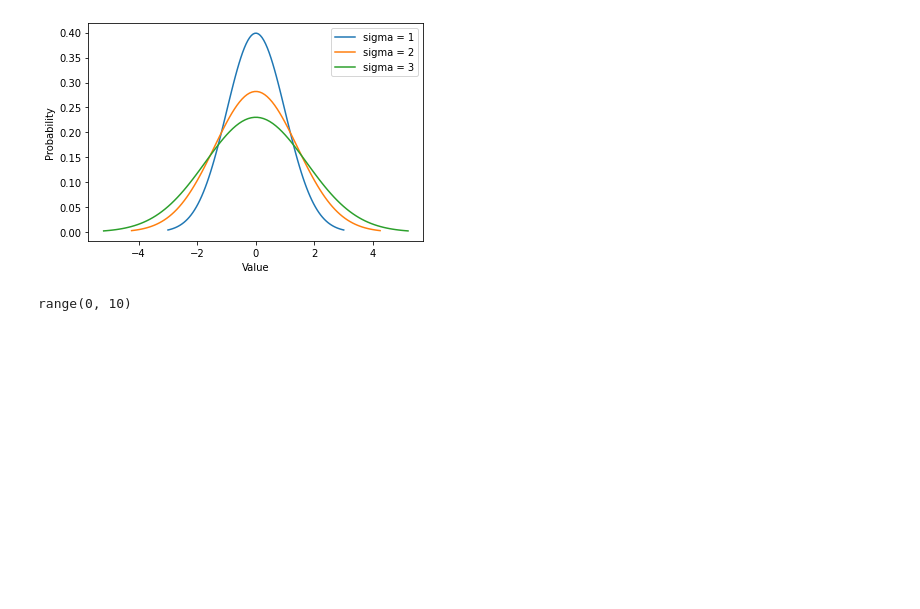
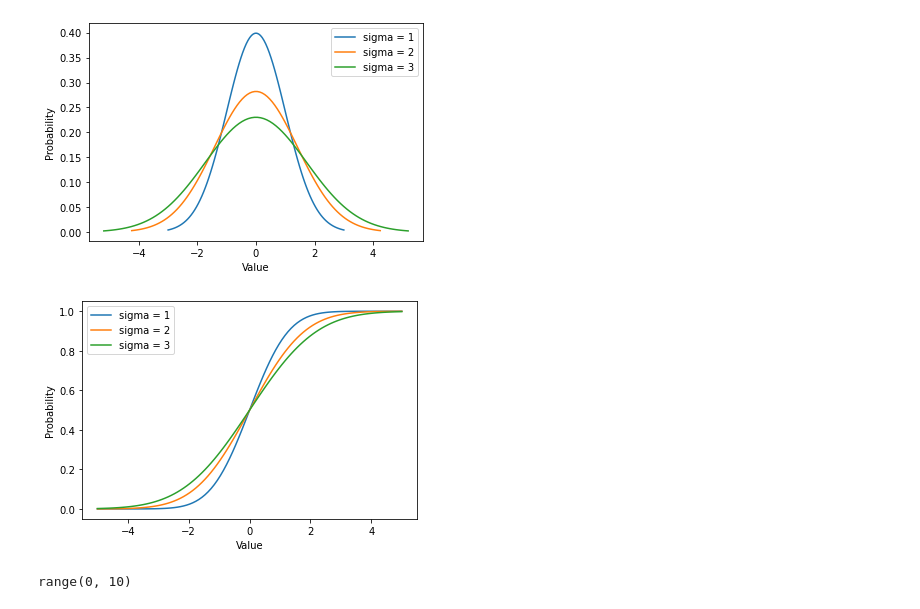
Before and after one commit to FlanFlanagan/misc_python, a Jupyter notebook: distributions.ipynb, the cells around one changed output. Cells and saved outputs as stored; diff of their text form; code cells hidden in the pictures; blank space fills up the shorter version.

```diff
--- a/distributions.ipynb
+++ b/distributions.ipynb
@@ -34,6 +34,19 @@ plt.legend()
 plt.show()
 # %% [output]
 [figure]
+# %%
+mu = 0
+for i in range(1, 4, 1):
+    variance = i
+    sigma = math.sqrt(variance)
+    x = np.linspace(-5, 5, 100)
+    plt.plot(x, stats.norm.cdf(x, mu, sigma), label='sigma = '+str(i))
+plt.xlabel('Value')
+plt.ylabel('Probability')
+plt.legend()
+plt.show()
+# %% [output]
+[figure, added]
 # %%
 def poisson(lam, k):
     x = lam**k * (np.exp(-lam))/math.factorial(k)
```
Also changed, not shown: parts of 1 cell of this notebook, 8 other files.
